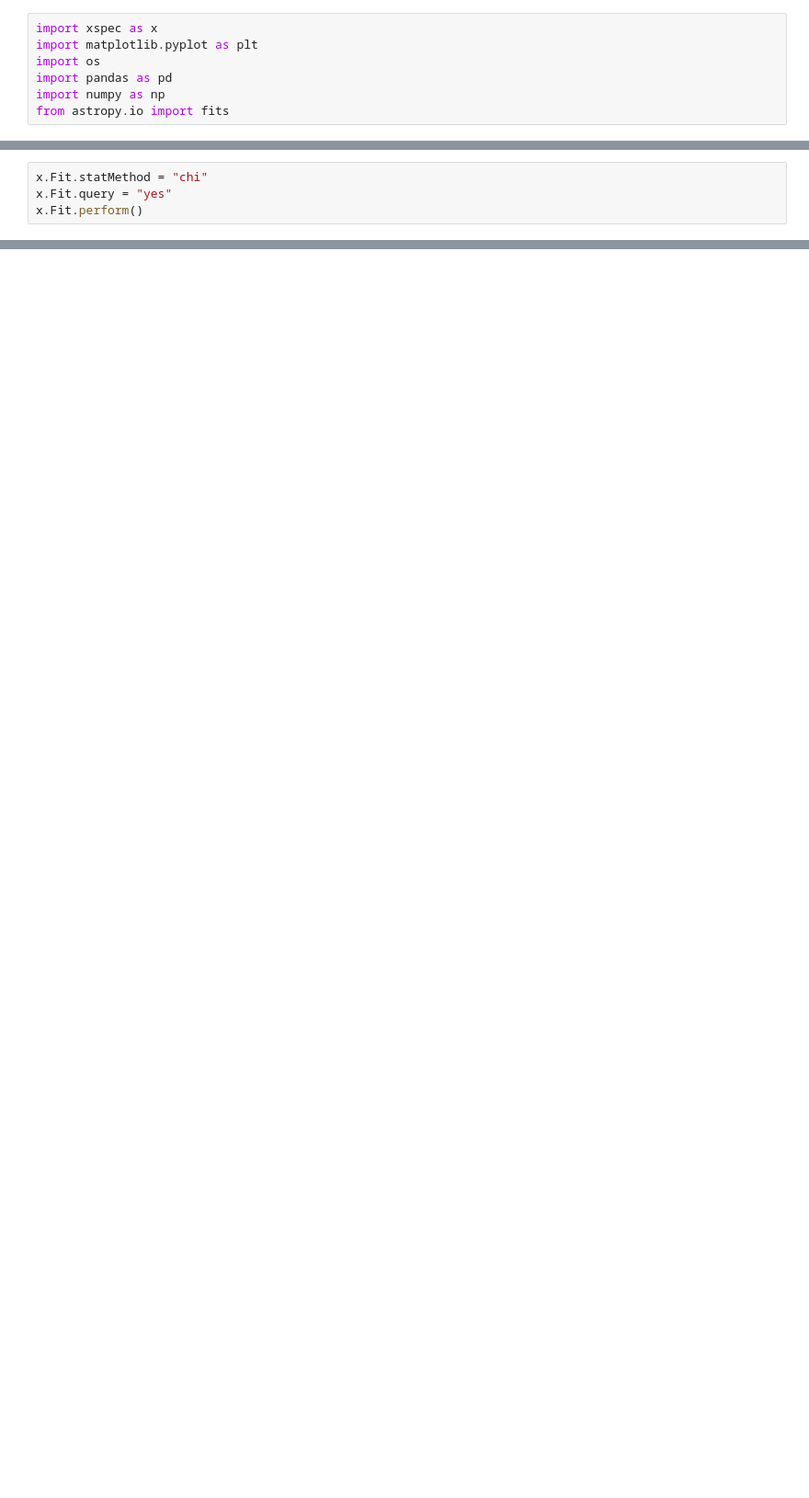
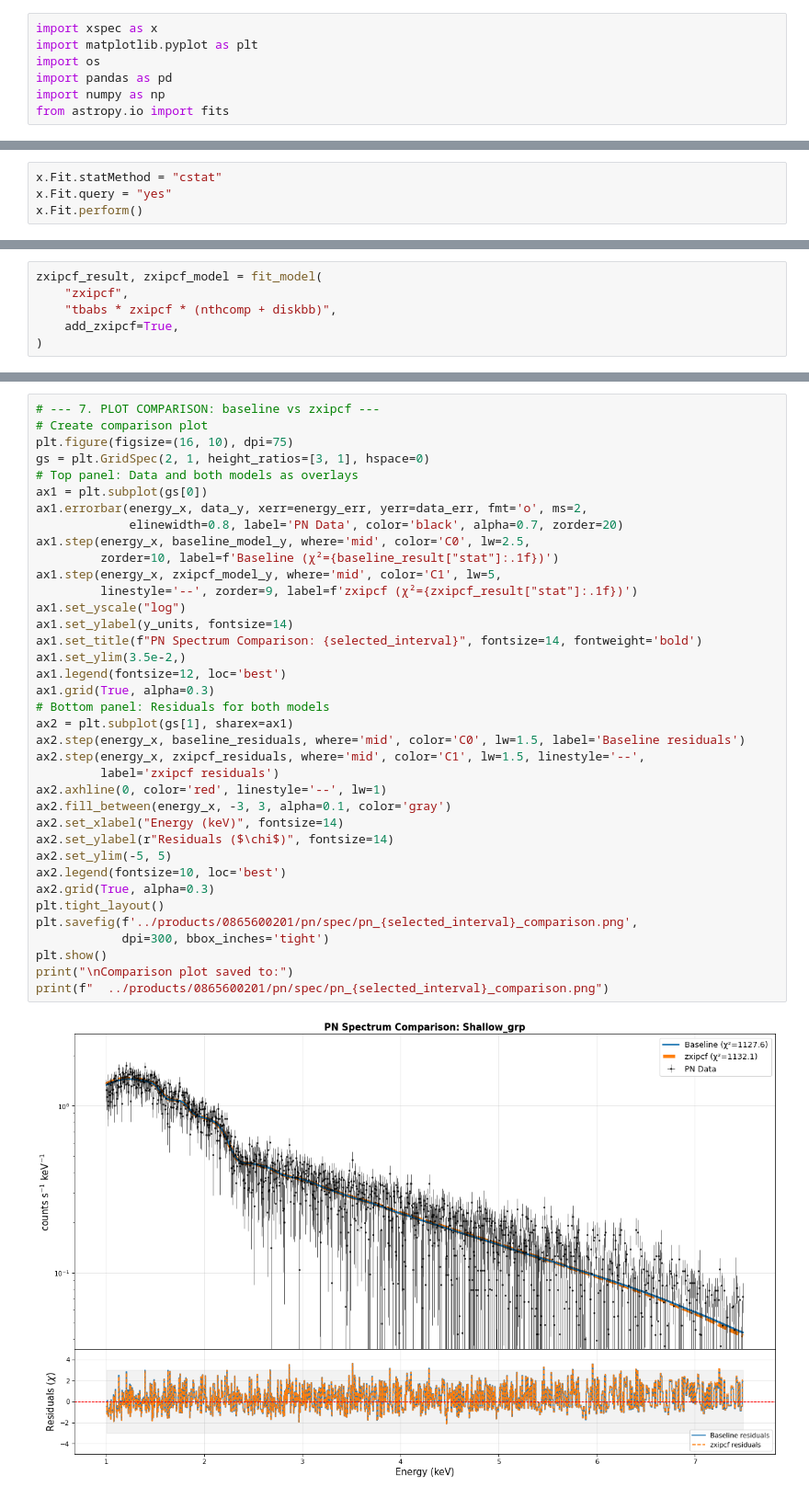
Before and after one commit to KSSolomons/Swift-j1858.6-0814, a Jupyter notebook: notebooks/pn xspec.ipynb, the cells around one changed output, grey strips where cells are left out. Shown at 92% size. Drawn from its saved outputs; the diff is of its cells as text; blank space fills up the shorter version.

```diff
--- a/notebooks/pn xspec.ipynb
+++ b/notebooks/pn xspec.ipynb
@@ -193,6 +183,6 @@ Test statistic : Chi-Squared              5.227588e+09     using 1384 bins.
  Current data and model not fit yet.
 # %%
-x.Fit.statMethod = "chi"
+x.Fit.statMethod = "cstat"
 x.Fit.query = "yes"
 x.Fit.perform()
 # %% [output]
@@ -371,0 +806,6 @@ Use 'cstat' for the most reliable results.
+# %%
+zxipcf_result, zxipcf_model = fit_model(
+    "zxipcf",
+    "tbabs * zxipcf * (nthcomp + diskbb)",
+    add_zxipcf=True,
+)
@@ -371,0 +904,39 @@ Use 'cstat' for the most reliable results.
+# %%
+# --- 7. PLOT COMPARISON: baseline vs zxipcf ---
+# Create comparison plot
+plt.figure(figsize=(16, 10), dpi=75)
+gs = plt.GridSpec(2, 1, height_ratios=[3, 1], hspace=0)
+# Top panel: Data and both models as overlays
+ax1 = plt.subplot(gs[0])
+ax1.errorbar(energy_x, data_y, xerr=energy_err, yerr=data_err, fmt='o', ms=2,
+             elinewidth=0.8, label='PN Data', color='black', alpha=0.7, zorder=20)
+ax1.step(energy_x, baseline_model_y, where='mid', color='C0', lw=2.5,
+         zorder=10, label=f'Baseline (χ²={baseline_result["stat"]:.1f})')
+ax1.step(energy_x, zxipcf_model_y, where='mid', color='C1', lw=5,
+         linestyle='--', zorder=9, label=f'zxipcf (χ²={zxipcf_result["stat"]:.1f})')
+ax1.set_yscale("log")
+ax1.set_ylabel(y_units, fontsize=14)
+ax1.set_title(f"PN Spectrum Comparison: {selected_interval}", fontsize=14, fontweight='bold')
+ax1.set_ylim(3.5e-2,)
+ax1.legend(fontsize=12, loc='best')
+ax1.grid(True, alpha=0.3)
+# Bottom panel: Residuals for both models
+ax2 = plt.subplot(gs[1], sharex=ax1)
+ax2.step(energy_x, baseline_residuals, where='mid', color='C0', lw=1.5, label='Baseline residuals')
+ax2.step(energy_x, zxipcf_residuals, where='mid', color='C1', lw=1.5, linestyle='--',
+         label='zxipcf residuals')
+ax2.axhline(0, color='red', linestyle='--', lw=1)
+ax2.fill_between(energy_x, -3, 3, alpha=0.1, color='gray')
+ax2.set_xlabel("Energy (keV)", fontsize=14)
+ax2.set_ylabel(r"Residuals ($\chi$)", fontsize=14)
+ax2.set_ylim(-5, 5)
+ax2.legend(fontsize=10, loc='best')
+ax2.grid(True, alpha=0.3)
+plt.tight_layout()
+plt.savefig(f'../products/0865600201/pn/spec/pn_{selected_interval}_comparison.png',
+            dpi=300, bbox_inches='tight')
+plt.show()
+print("\nComparison plot saved to:")
+print(f"  ../products/0865600201/pn/spec/pn_{selected_interval}_comparison.png")
+# %% [output]
+[figure, added]
```
Also changed, not shown: parts of 21 cells of this notebook, 10 other files.
